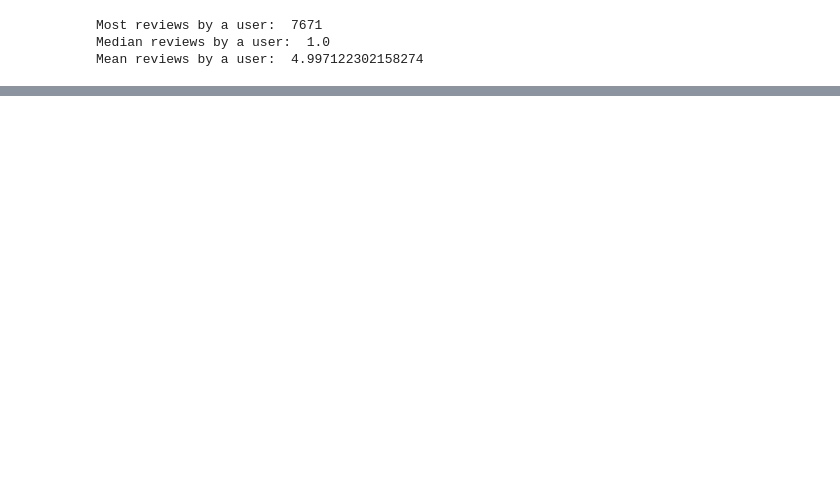
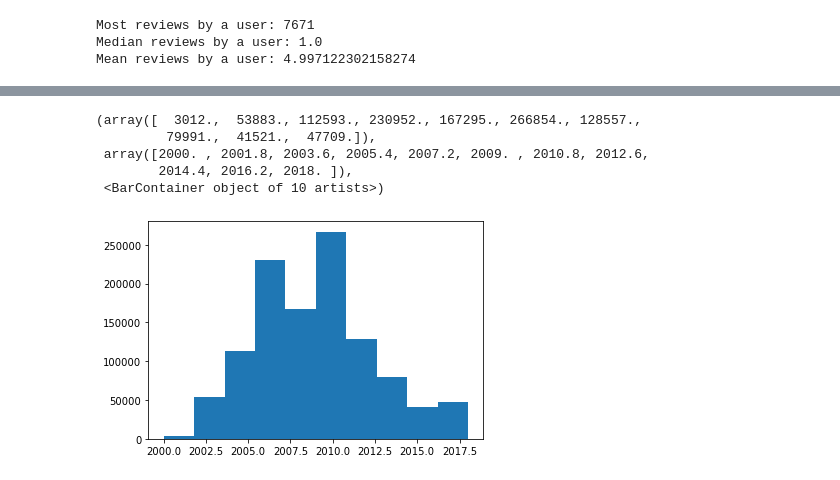
Before and after one commit to evajason/find_me_a_recipe, a Jupyter notebook: data_exploration.ipynb, the cells around one changed output, grey strips where cells are left out. Cells and saved outputs as stored; diff of their text form; code cells hidden in the pictures; blank space fills up the shorter version.

```diff
--- a/data_exploration.ipynb
+++ b/data_exploration.ipynb
@@ -59,0 +119,9 @@ Mean reviews by a user:  4.997122302158274
+# %%
+plt.hist(df_reviews["year"])
+# %% [output]
+(array([  3012.,  53883., 112593., 230952., 167295., 266854., 128557.,
+         79991.,  41521.,  47709.]),
+ array([2000. , 2001.8, 2003.6, 2005.4, 2007.2, 2009. , 2010.8, 2012.6,
+        2014.4, 2016.2, 2018. ]),
+ <BarContainer object of 10 artists>)
+[figure, added]
```
Also changed, not shown: parts of 15 cells of this notebook.
